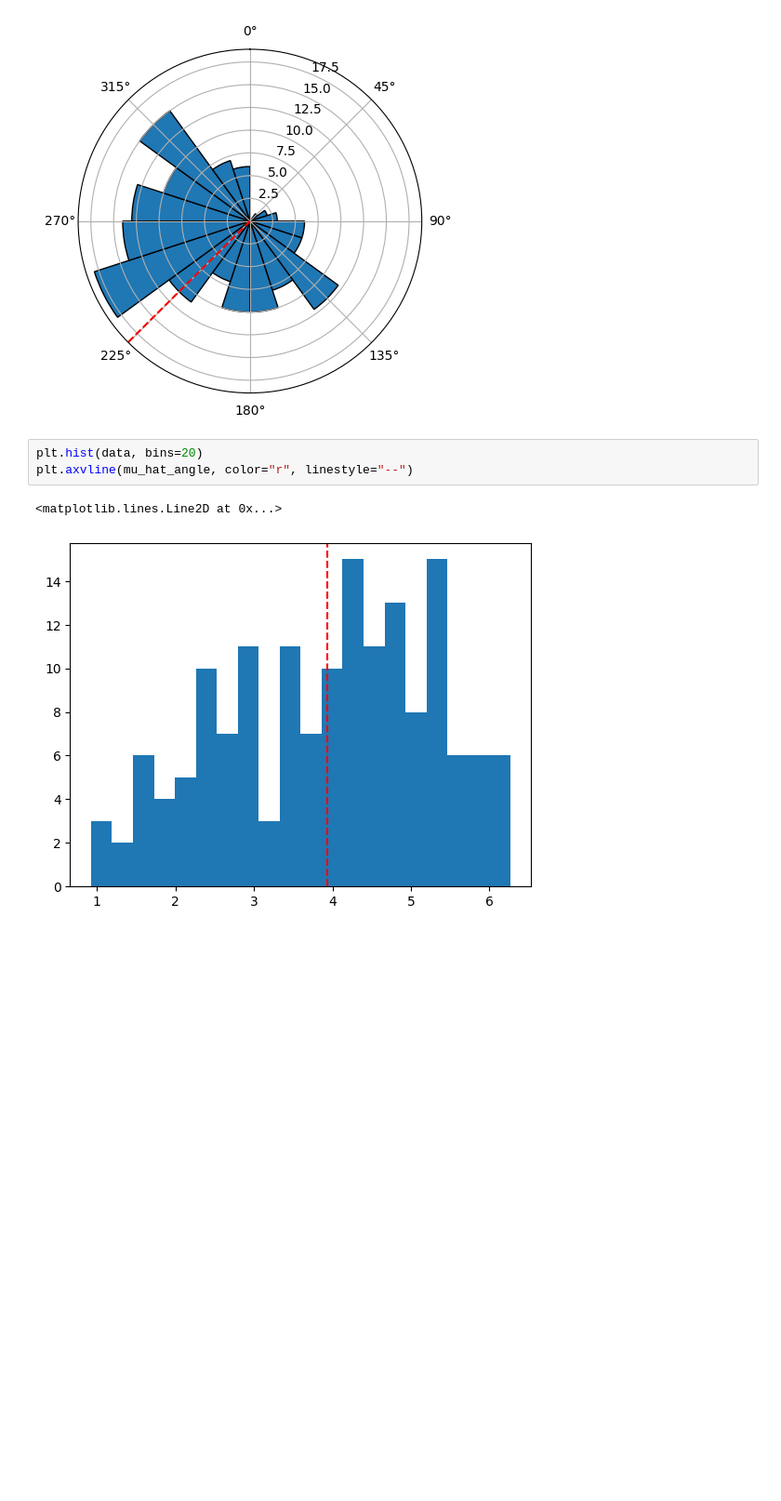
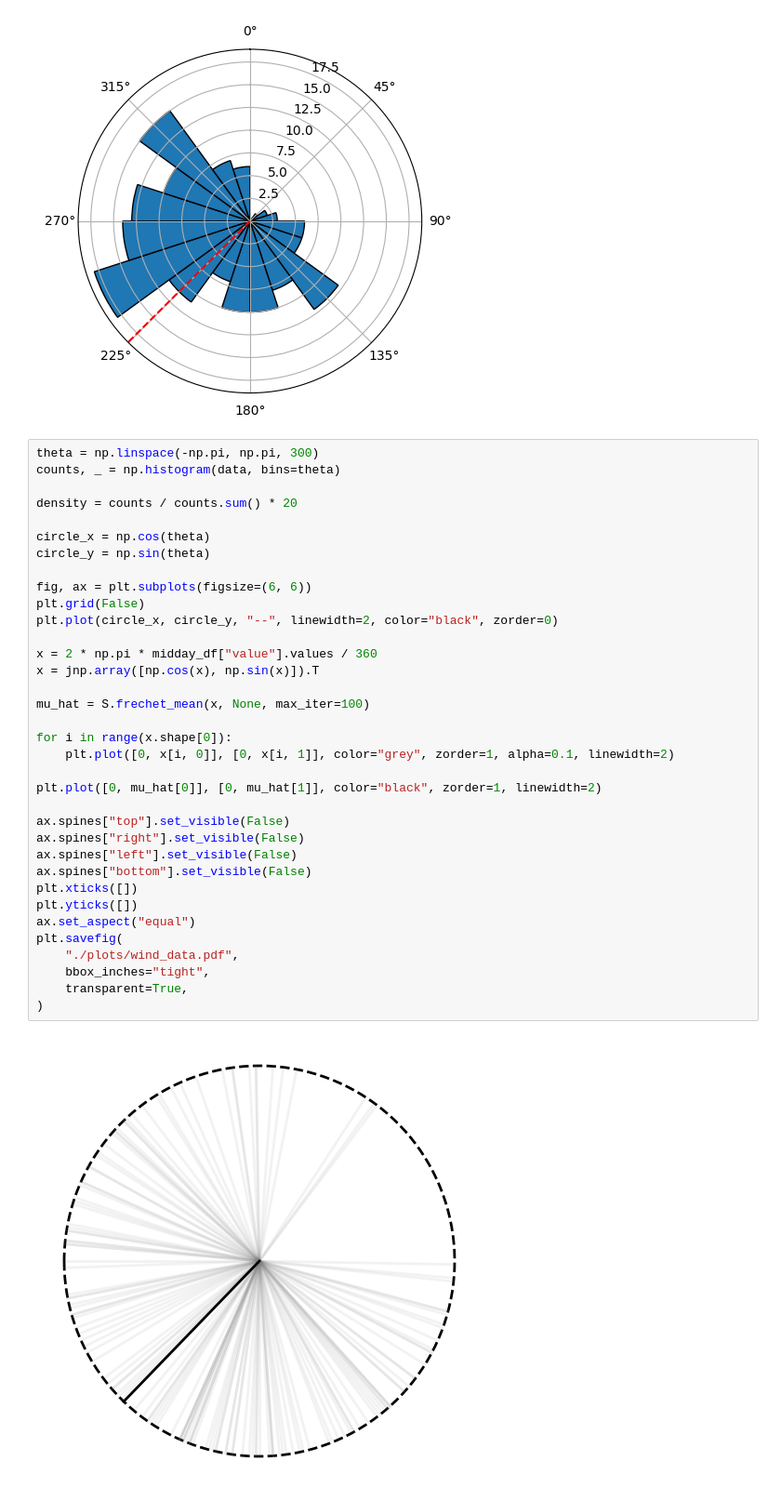
Before and after one commit to matthieubulte/meantesting, a Jupyter notebook: wind.ipynb, the cells around one changed output. Shown at 93% size. Drawn from its saved outputs; the diff is of its cells as text; blank space fills up the shorter version.

```diff
--- a/wind.ipynb
+++ b/wind.ipynb
@@ -115,10 +135,41 @@ plt.show()
 # %% [output]
 159
 [figure]
-# %%
-plt.hist(data, bins=20)
-plt.axvline(mu_hat_angle, color="r", linestyle="--")
-# %% [output]
-<matplotlib.lines.Line2D at 0x...>
-[figure, removed]
+# %%
+theta = np.linspace(-np.pi, np.pi, 300)
+counts, _ = np.histogram(data, bins=theta)
+
+density = counts / counts.sum() * 20
+
+circle_x = np.cos(theta)
+circle_y = np.sin(theta)
+
+fig, ax = plt.subplots(figsize=(6, 6))
+plt.grid(False)
+plt.plot(circle_x, circle_y, "--", linewidth=2, color="black", zorder=0)
+
+x = 2 * np.pi * midday_df["value"].values / 360
+x = jnp.array([np.cos(x), np.sin(x)]).T
+
+mu_hat = S.frechet_mean(x, None, max_iter=100)
+
+for i in range(x.shape[0]):
+    plt.plot([0, x[i, 0]], [0, x[i, 1]], color="grey", zorder=1, alpha=0.1, linewidth=2)
+
+plt.plot([0, mu_hat[0]], [0, mu_hat[1]], color="black", zorder=1, linewidth=2)
+
+ax.spines["top"].set_visible(False)
+ax.spines["right"].set_visible(False)
+ax.spines["left"].set_visible(False)
+ax.spines["bottom"].set_visible(False)
+plt.xticks([])
+plt.yticks([])
+ax.set_aspect("equal")
+plt.savefig(
+    "./plots/wind_data.pdf",
+    bbox_inches="tight",
+    transparent=True,
+)
+# %% [output]
+[figure, added]
 # %%
```
Also changed, not shown: parts of 6 cells of this notebook, 7 other files.
